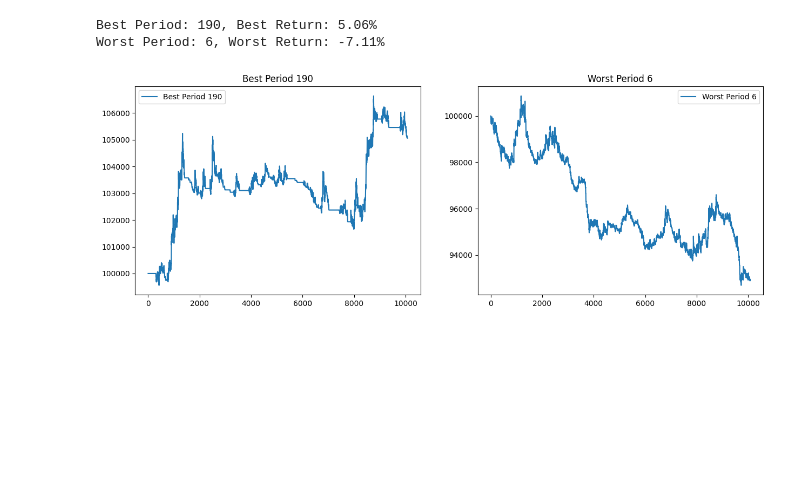
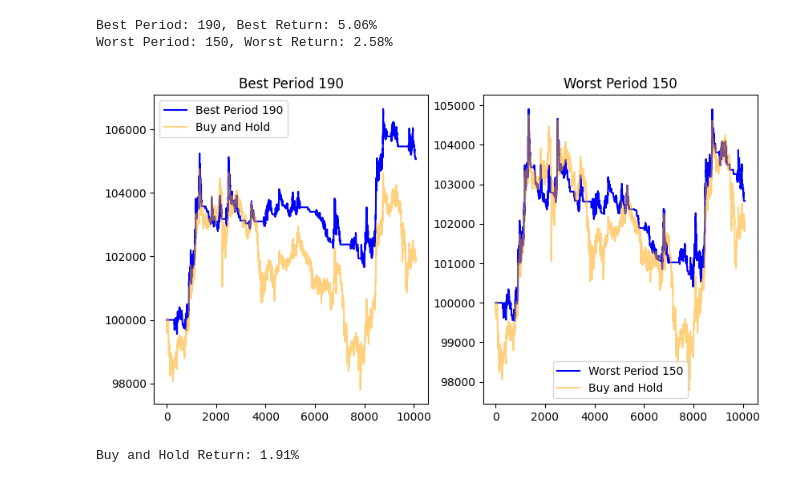
Before and after one commit to ChunweiShi/Binance-Backtest, a Jupyter notebook: binance/data.ipynb, the cells around one changed output. Drawn from its saved outputs; the diff is of its cells as text; code cells hidden in the pictures; blank space fills up the shorter version.

Commit message:
added comparison with buy and hold strategy (temporaraily set for loop from 150 to 200 in order to save time)

```diff
--- a/binance/data.ipynb
+++ b/binance/data.ipynb
@@ -15,7 +15,7 @@ worst_return = np.inf
 best_period = None
 worst_period = None
 
-for period in range(2, 201):
+for period in range(150, 201):
 
     usdt = 100000
     btc = 0
@@ -40,40 +40,53 @@ for period in range(2, 201):
             btc = 0  # Deduct commission from capital
             holding = False
             trade += 1
         capital_history.append(calc_capital(i))
     total_return = (capital_history[-1] - 100000) / 100000
 
     # Update best and worst returns and periods
     if total_return > best_return:
         best_return = total_return
         best_period = period
         best_capital_history = capital_history.copy()  # Copy the capital history for the best period
     if total_return < worst_return:
         worst_return = total_return
         worst_period = period
         worst_capital_history = capital_history.copy()  # Copy the capital history for the worst period
 
 # Print the results
 print(f"Best Period: {best_period}, Best Return: {best_return:.2%}")
 print(f"Worst Period: {worst_period}, Worst Return: {worst_return:.2%}")
 
-# Plot the best and worst capital history
+# After loading the data, calculate 'buy and hold' equity curve
+initial_btc_for_hold = 100000 / df['Close'][0]
+df['hold_value'] = initial_btc_for_hold * df['Close']
+
 plt.figure(figsize=(15, 5))
-plt.subplot(1, 2, 1)
-plt.plot(best_capital_history, label=f'Best Period {best_period}')
+
+# Best strategy subplot
+plt.subplot(1, 3, 1)
+plt.plot(best_capital_history, label=f'Best Period {best_period}', color='blue')
+plt.plot(df['hold_value'], label='Buy and Hold', color='orange', alpha=0.5)  # Adding the buy and hold curve
 plt.title(f'Best Period {best_period}')
 plt.legend()
 
-plt.subplot(1, 2, 2)
-plt.plot(worst_capital_history, label=f'Worst Period {worst_period}')
+# Worst strategy subplot
+plt.subplot(1, 3, 2)
+plt.plot(worst_capital_history, label=f'Worst Period {worst_period}', color='blue')
+plt.plot(df['hold_value'], label='Buy and Hold', color='orange', alpha=0.5)  # Adding the buy and hold curve
 plt.title(f'Worst Period {worst_period}')
 plt.legend()
 
 plt.show()
+
+# Print the 'buy and hold' return
+buy_and_hold_return = (df['hold_value'].iloc[-1] - 100000) / 100000
+print(f"Buy and Hold Return: {buy_and_hold_return:.2%}")
 # %% [output]
 Best Period: 190, Best Return: 5.06%
-Worst Period: 6, Worst Return: -7.11%
+Worst Period: 150, Worst Return: 2.58%
-[figure, old version]
+[figure, new version]
+Buy and Hold Return: 1.91%
 # %%
 df.head()
 df.tail()
```
